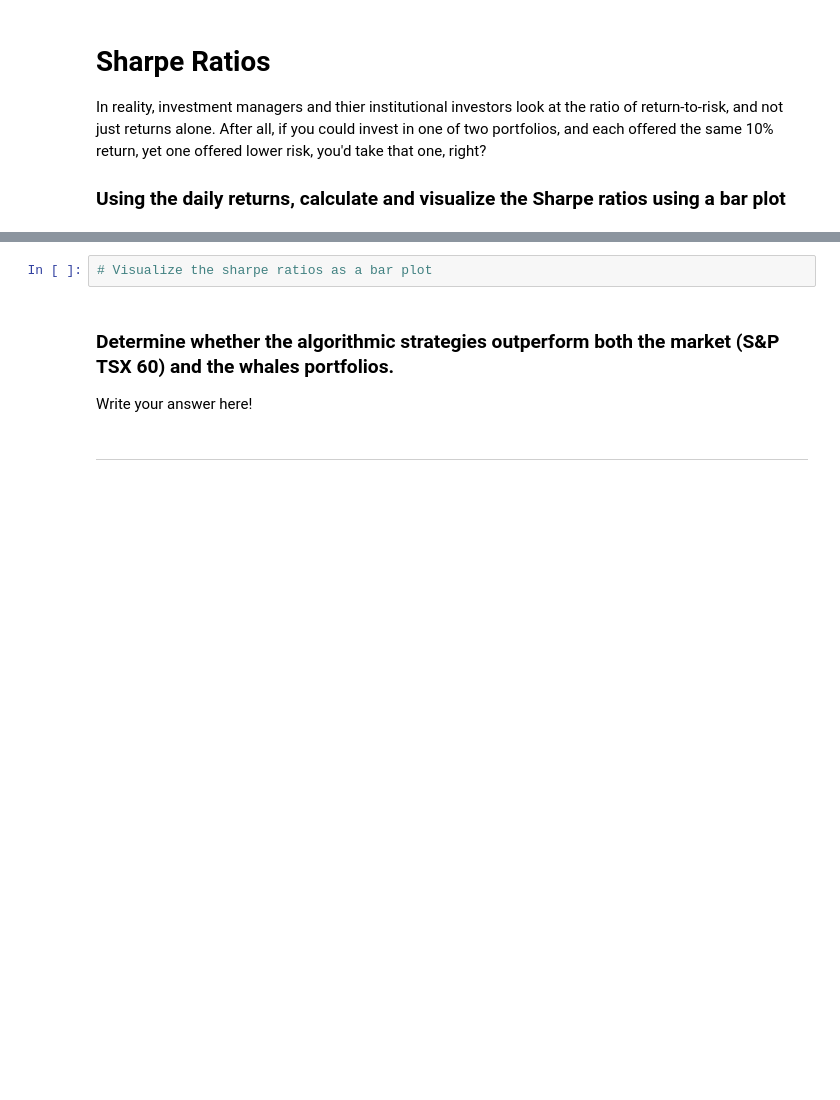
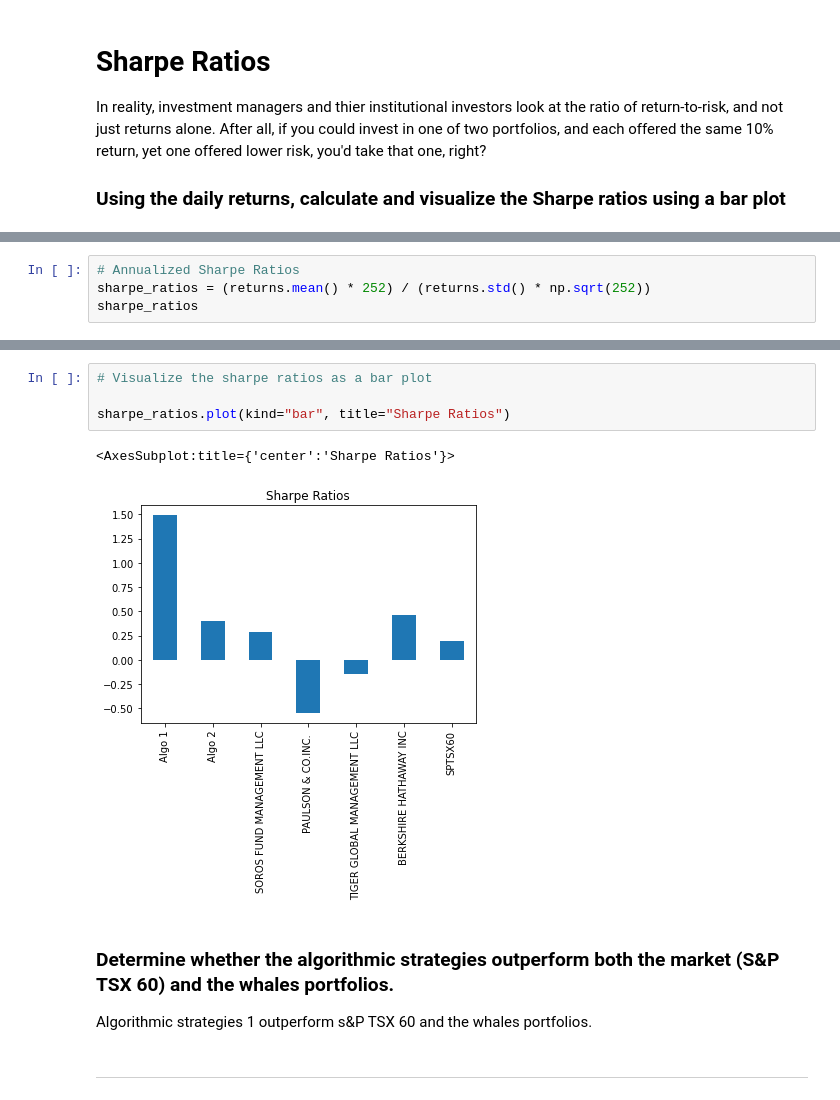
Before and after one commit to MoBerr/A-Whale-Off-the-Port-folio-, a Jupyter notebook: whale_analysis.ipynb, the cells around one changed output, grey strips where cells are left out. Cells and saved outputs as stored; diff of their text form; blank space fills up the shorter version.

Commit message:
Finalizing the Portfolio Calculation

```diff
--- a/whale_analysis.ipynb
+++ b/whale_analysis.ipynb
@@ -339,0 +350,4 @@ In reality, investment managers and thier institutional investors look at the ra
+# %%
+# Annualized Sharpe Ratios
+sharpe_ratios = (returns.mean() * 252) / (returns.std() * np.sqrt(252))
+sharpe_ratios
@@ -340,9 +363,14 @@ In reality, investment managers and thier institutional investors look at the ra
 # %%
 # Visualize the sharpe ratios as a bar plot
+
+sharpe_ratios.plot(kind="bar", title="Sharpe Ratios")
+# %% [output]
+<AxesSubplot:title={'center':'Sharpe Ratios'}>
+[figure, added]
 # %% [markdown]
 ### Determine whether the algorithmic strategies outperform both the market (S&P TSX 60) and the whales portfolios.
 
-Write your answer here!
+Algorithmic strategies 1 outperform s&P TSX 60 and the whales portfolios.
 # %% [markdown]
 ---
 # %% [markdown]
```
Also changed, not shown: parts of 36 cells of this notebook, 7 other files.
